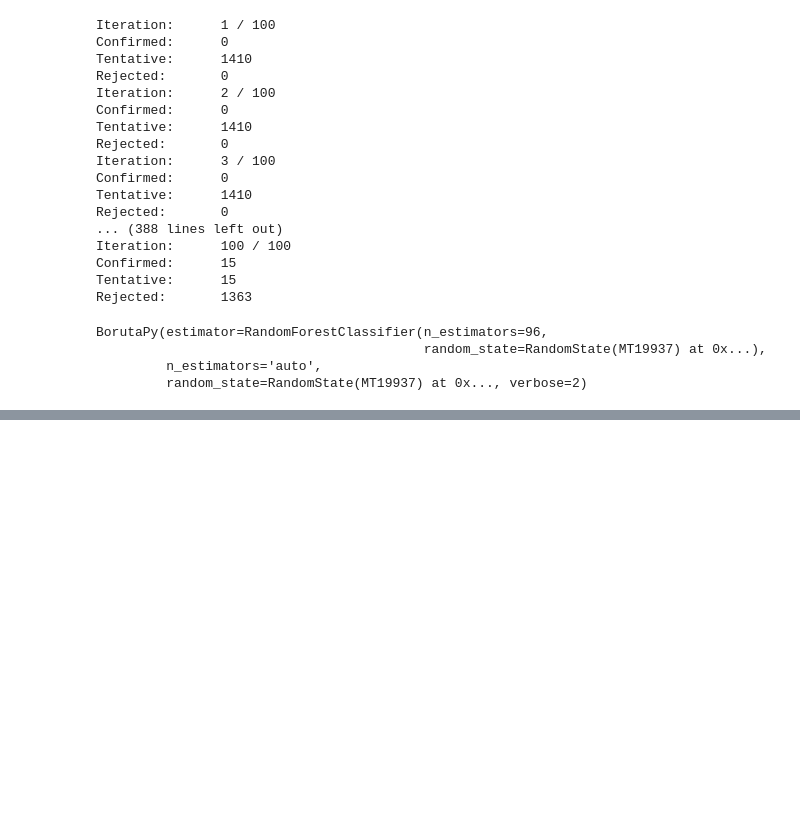
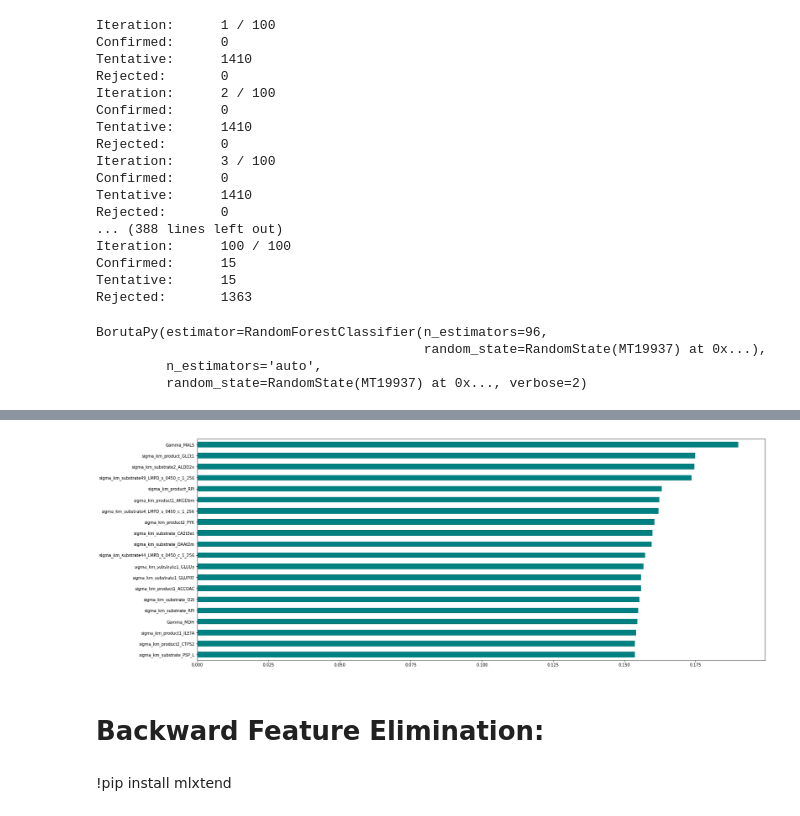
Before and after one commit to costasmexis/stability, a Jupyter notebook: notebooks/Feature Importance.ipynb, the cells around one changed output, grey strips where cells are left out. Cells and saved outputs as stored; diff of their text form; code cells hidden in the pictures; blank space fills up the shorter version.

```diff
--- a/notebooks/Feature Importance.ipynb
+++ b/notebooks/Feature Importance.ipynb
@@ -17,10 +27,10 @@ SEED = 42
 # %%
-df = pd.read_csv('data/Parameters_90%stability.csv')
+df = pd.read_csv('../data/Parameters_90%stability.csv')
 df = df.drop(['Unnamed: 0'], axis = 1)
-X_train = pd.read_csv('data/x_train.csv')
-y_train = pd.read_csv('data/y_train.csv')
-X_test = pd.read_csv('data/x_test.csv')
-y_test = pd.read_csv('data/y_test.csv')
+X_train = pd.read_csv('../data/x_train.csv')
+y_train = pd.read_csv('../data/y_train.csv')
+X_test = pd.read_csv('../data/x_test.csv')
+y_test = pd.read_csv('../data/y_test.csv')
 # %% [markdown]
 ## Normalize data
 # %%
@@ -204,0 +219,19 @@ pd.DataFrame(X_train, columns=df.drop(columns='Stability').columns.values)
+# %%
+from sklearn.feature_selection import mutual_info_classif
+
+importance = mutual_info_classif(X_train, y_train)
+feat_importance = pd.Series(importance, df.columns[0: len(df.columns)-1])
+feat_importance = feat_importance.sort_values()
+feat_importance.tail(20).plot(kind='barh', color='teal', figsize=(25,10))
+plt.show()
+
+# feat_importance = pd.DataFrame(importance, columns=['mi_score'])
+# feat_importance['col'] = df.drop('Stability',axis=1).columns.values
+# feat_importance = feat_importance.sort_values(by='mi_score')
+# feat_importance
+# %% [output]
+[figure, added]
+# %% [markdown]
+# Backward Feature Elimination:
+# %% [markdown]
+!pip install mlxtend
```
Also changed, not shown: parts of 45 cells of this notebook.
